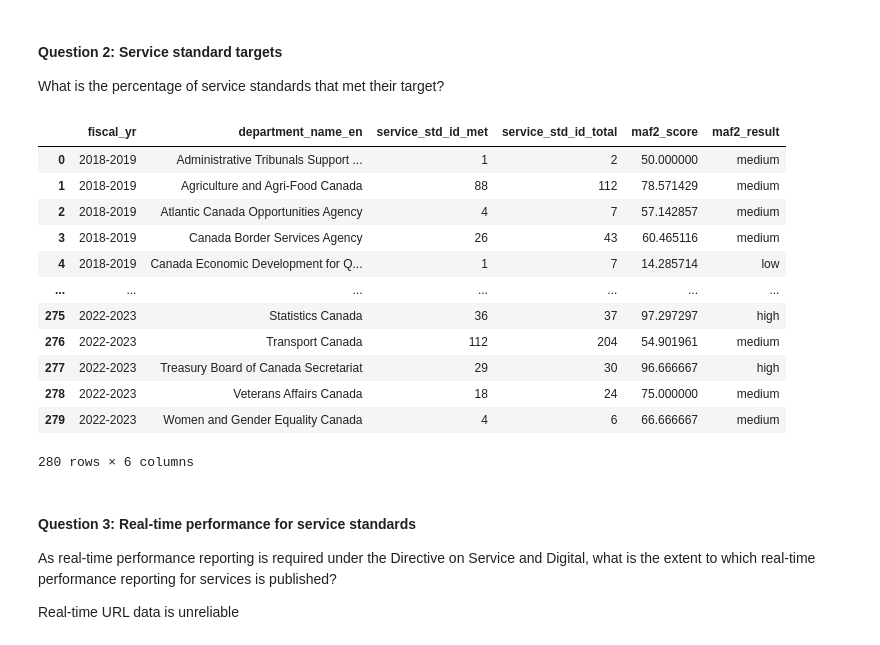
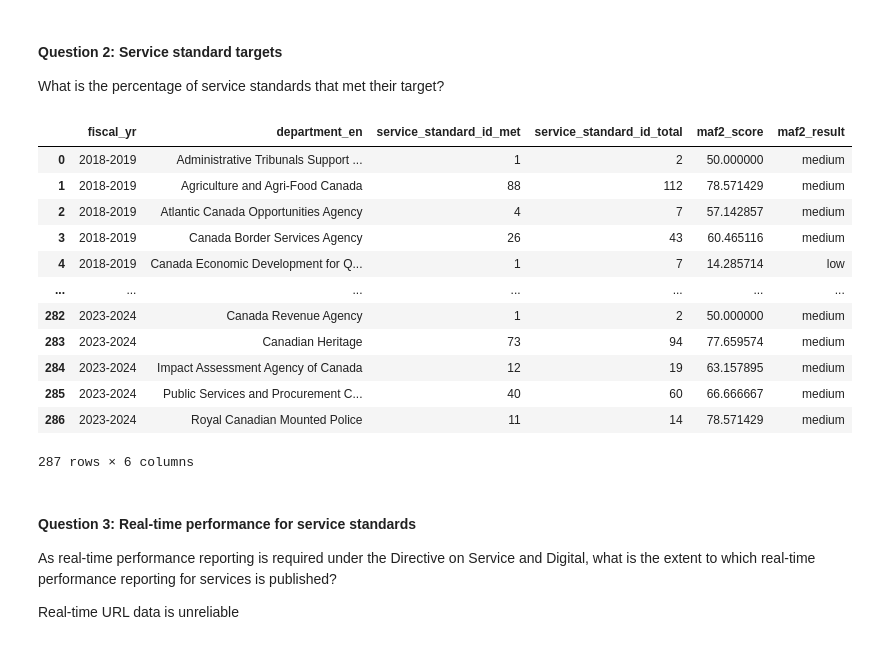
Before and after one commit to gcperformance/service-data, a Jupyter notebook: gc-service-data-script.ipynb, the cells around one changed output. Drawn from its saved outputs; the diff is of its cells as text; code cells hidden in the pictures.

```diff
--- a/gc-service-data-script.ipynb
+++ b/gc-service-data-script.ipynb
@@ -101,3 +103,20 @@ File saved to: /home/jovyan/shared/service-data/output/sample_output.csv
+# %%
+# Set up bilingual department name reference table
+
+dept_en = ifoi_en.iloc[:,:3]
+dept_en['department_en'] = dept_en.iloc[:,2].fillna(dept_en.iloc[:,1])
+
+dept_fr = ifoi_fr.iloc[:,:3]
+dept_fr['department_fr'] = dept_fr.iloc[:,2].fillna(dept_fr.iloc[:,1])
+
+dept = pd.merge(
+    dept_en,
+    dept_fr,
+    on='OrgID',
+)
+
+dept = dept.loc[:, ['OrgID', 'department_en', 'department_fr']]
+dept.rename(columns={'OrgID':'org_id'}, inplace=True)
 # %% [markdown]
 ## Combining historical and live service inventory and standard data
 
@@ -293,6 +331,24 @@ Columns only in 2024: {'owner_org_title', 'owner_org'}
 ss_2018_tidy = pd.merge(ss_2018, org_var, left_on='department_name_en', right_on='org_name_variant')
 ss_2024_tidy = pd.merge(ss_2024, org_var, left_on='owner_org', right_on='org_name_variant')
 
+# Drop specific org name fields from both
+ss_2018_tidy = ss_2018_tidy.drop(columns=['department_name_en', 'department_name_fr'])
+ss_2024_tidy = ss_2024_tidy.drop(columns=['owner_org', 'owner_org_title'])
+
+# Merge in en/fr department names from dept table
+ss_2018_tidy = pd.merge(
+    ss_2018_tidy,
+    dept,
+    on='org_id',
+    how='left'
+)
+
+ss_2024_tidy = pd.merge(
+    ss_2024_tidy,
+    dept,
+    on='org_id',
+    how='left'
+)
 
 # Add missing columns to both datasets
 # Determine the set of columns for both datasets
@@ -515,37 +588,37 @@ maf1
 #### Question 2: Service standard targets
 What is the percentage of service standards that met their target?
 # %%
-maf2 = ss.loc[:, ['fiscal_yr', 'service_std_id', 'department_name_en', 'target_met']].dropna()
+maf2 = ss.loc[:, ['fiscal_yr', 'service_standard_id', 'department_en', 'target_met']].dropna()
 
-maf2_num = maf2[maf2['target_met']=='Y'].groupby(['fiscal_yr', 'department_name_en'])['service_std_id'].count().reset_index()
-maf2_denom = maf2.groupby(['fiscal_yr', 'department_name_en'])['service_std_id'].count().reset_index()
+maf2_num = maf2[maf2['target_met']=='Y'].groupby(['fiscal_yr', 'department_en'])['service_standard_id'].count().reset_index()
+maf2_denom = maf2.groupby(['fiscal_yr', 'department_en'])['service_standard_id'].count().reset_index()
 
 maf2 = pd.merge(
     maf2_num,
     maf2_denom,
     suffixes=['_met','_total'],
-    on=['fiscal_yr', 'department_name_en'],
+    on=['fiscal_yr', 'department_en'],
     how='left'
 )
 
-maf2['maf2_score'] = (maf2['service_std_id_met']/maf2['service_std_id_total'])*100
+maf2['maf2_score'] = (maf2['service_standard_id_met']/maf2['service_standard_id_total'])*100
 maf2['maf2_result'] = pd.cut(maf2['maf2_score'], bins=score_bins, labels=score_results, right=False)
 
 maf2
 # %% [output]
-|  | fiscal_yr | department_name_en | service_std_id_met | service_std_id_total | maf2_score | maf2_result |
+|  | fiscal_yr | department_en | service_standard_id_met | service_standard_id_total | maf2_score | maf2_result |
 | 0 | 2018-2019 | Administrative Tribunals Support ... | 1 | 2 | 50.000000 | medium |
 | 1 | 2018-2019 | Agriculture and Agri-Food Canada | 88 | 112 | 78.571429 | medium |
 | 2 | 2018-2019 | Atlantic Canada Opportunities Agency | 4 | 7 | 57.142857 | medium |
 | 3 | 2018-2019 | Canada Border Services Agency | 26 | 43 | 60.465116 | medium |
 | 4 | 2018-2019 | Canada Economic Development for Q... | 1 | 7 | 14.285714 | low |
 | ... | ... | ... | ... | ... | ... | ... |
-| 275 | 2022-2023 | Statistics Canada | 36 | 37 | 97.297297 | high |
-| 276 | 2022-2023 | Transport Canada | 112 | 204 | 54.901961 | medium |
-| 277 | 2022-2023 | Treasury Board of Canada Secretariat | 29 | 30 | 96.666667 | high |
-| 278 | 2022-2023 | Veterans Affairs Canada | 18 | 24 | 75.000000 | medium |
-| 279 | 2022-2023 | Women and Gender Equality Canada | 4 | 6 | 66.666667 | medium |
+| 282 | 2023-2024 | Canada Revenue Agency | 1 | 2 | 50.000000 | medium |
+| 283 | 2023-2024 | Canadian Heritage | 73 | 94 | 77.659574 | medium |
+| 284 | 2023-2024 | Impact Assessment Agency of Canada | 12 | 19 | 63.157895 | medium |
+| 285 | 2023-2024 | Public Services and Procurement C... | 40 | 60 | 66.666667 | medium |
+| 286 | 2023-2024 | Royal Canadian Mounted Police | 11 | 14 | 78.571429 | medium |
-280 rows × 6 columns
+287 rows × 6 columns
 # %% [markdown]
 #### Question 3: Real-time performance for service standards
 
```
Also changed, not shown: parts of 27 cells of this notebook.
